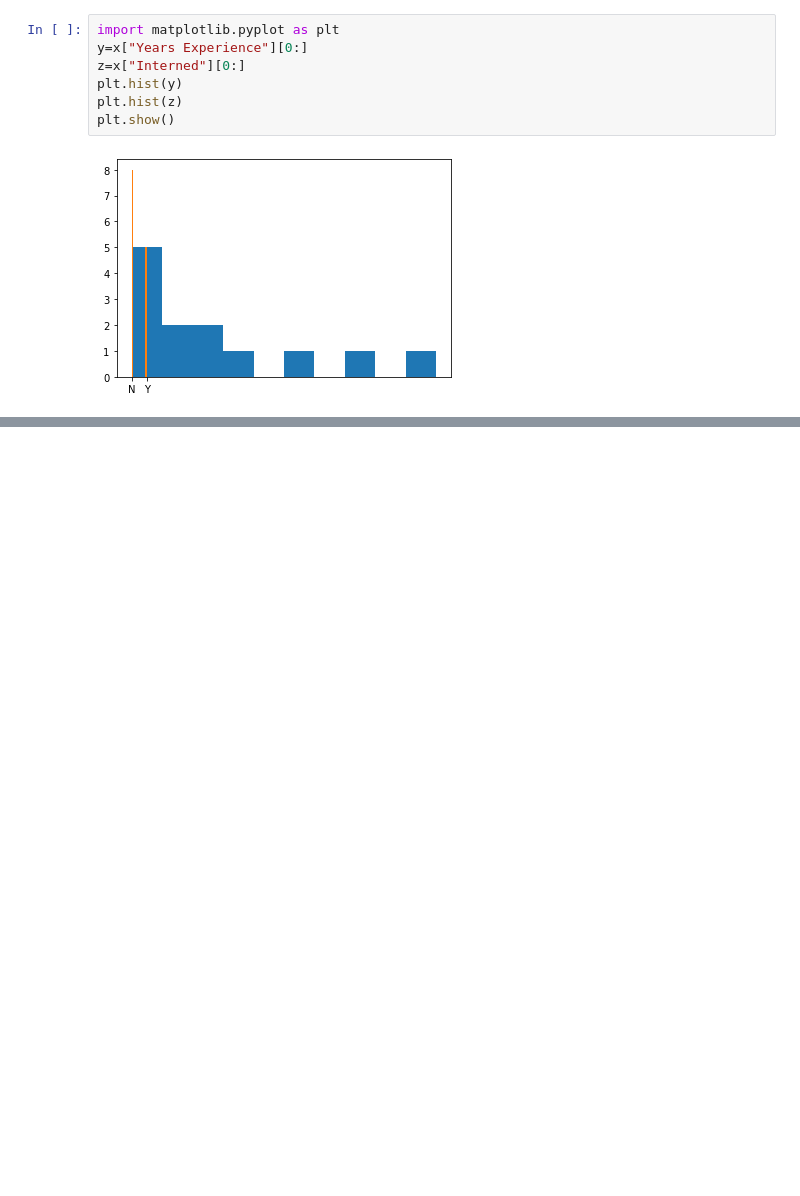
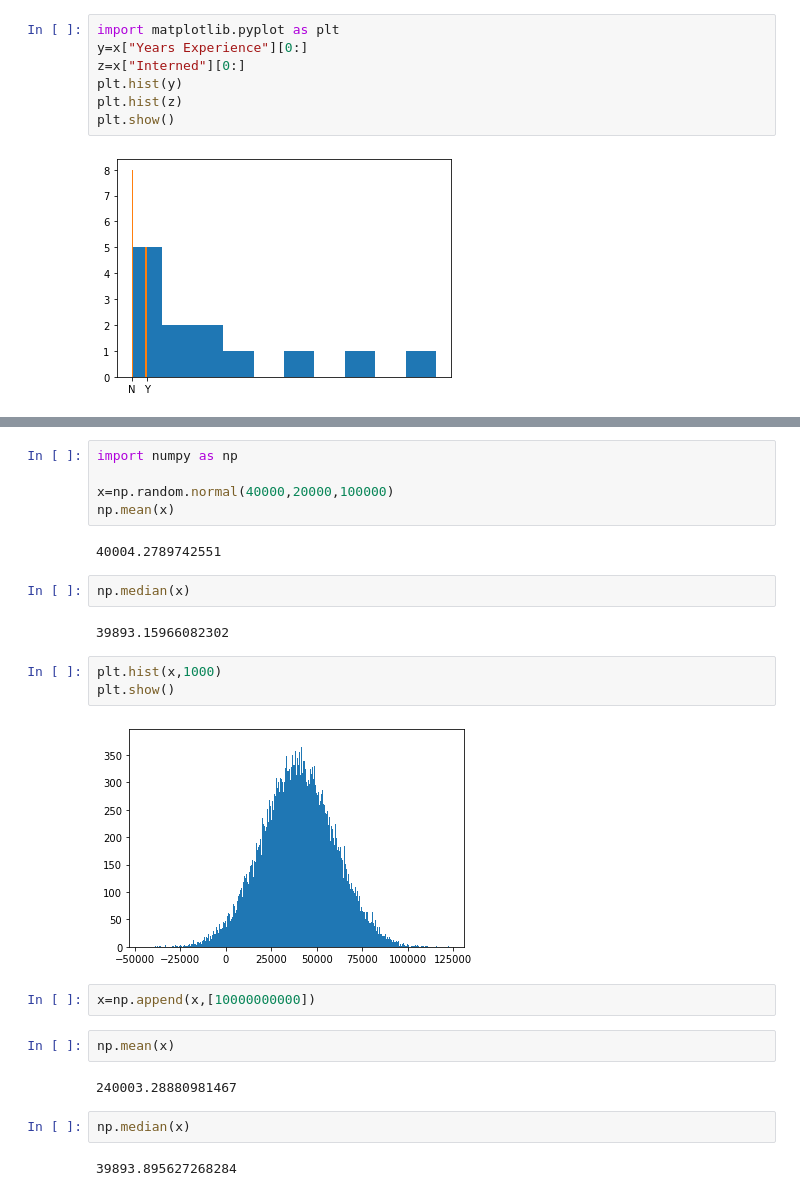
Before and after one commit to Hrithik1/Machine-Learning, a Jupyter notebook: Basics of ML.ipynb, the cells around one changed output, grey strips where cells are left out. Cells and saved outputs as stored; diff of their text form; blank space fills up the shorter version.

```diff
--- a/Basics of ML.ipynb
+++ b/Basics of ML.ipynb
@@ -51,0 +82,26 @@ plt.show()
+# %%
+import numpy as np
+
+x=np.random.normal(40000,20000,100000)
+np.mean(x)
+# %% [output]
+40004.2789742551
+# %%
+np.median(x)
+# %% [output]
+39893.15966082302
+# %%
+plt.hist(x,1000)
+plt.show()
+# %% [output]
+[figure, added]
+# %%
+x=np.append(x,[10000000000])
+# %%
+np.mean(x)
+# %% [output]
+240003.28880981467
+# %%
+np.median(x)
+# %% [output]
+39893.895627268284
```
Also changed, not shown: parts of 13 cells of this notebook.
